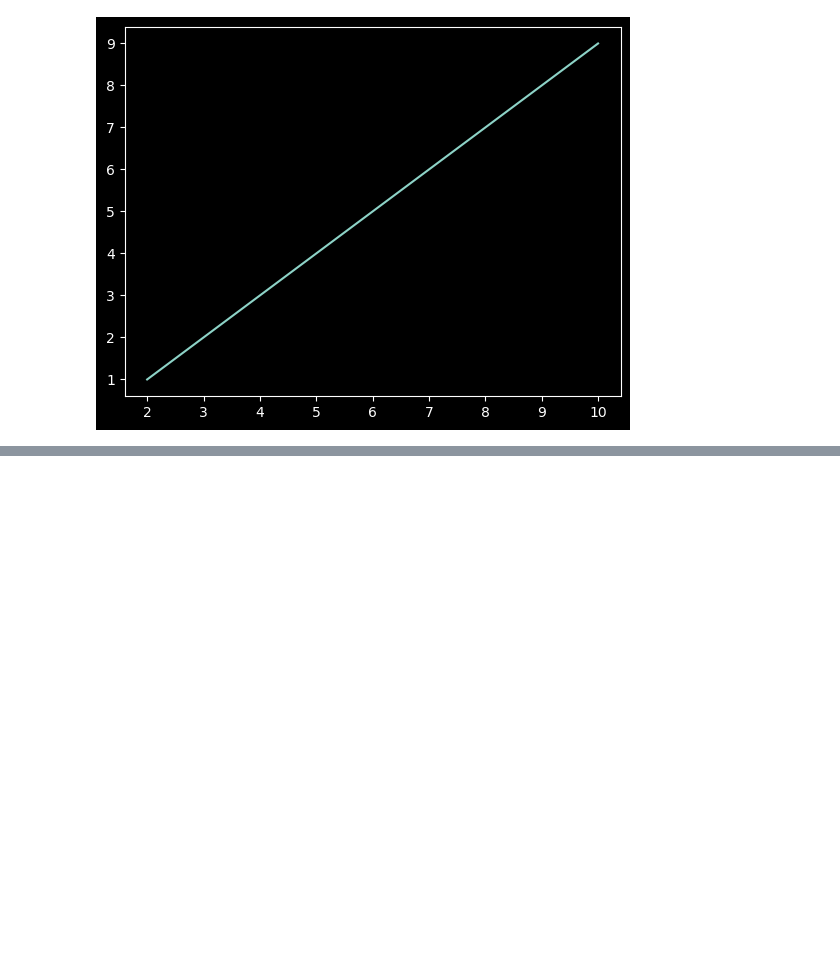
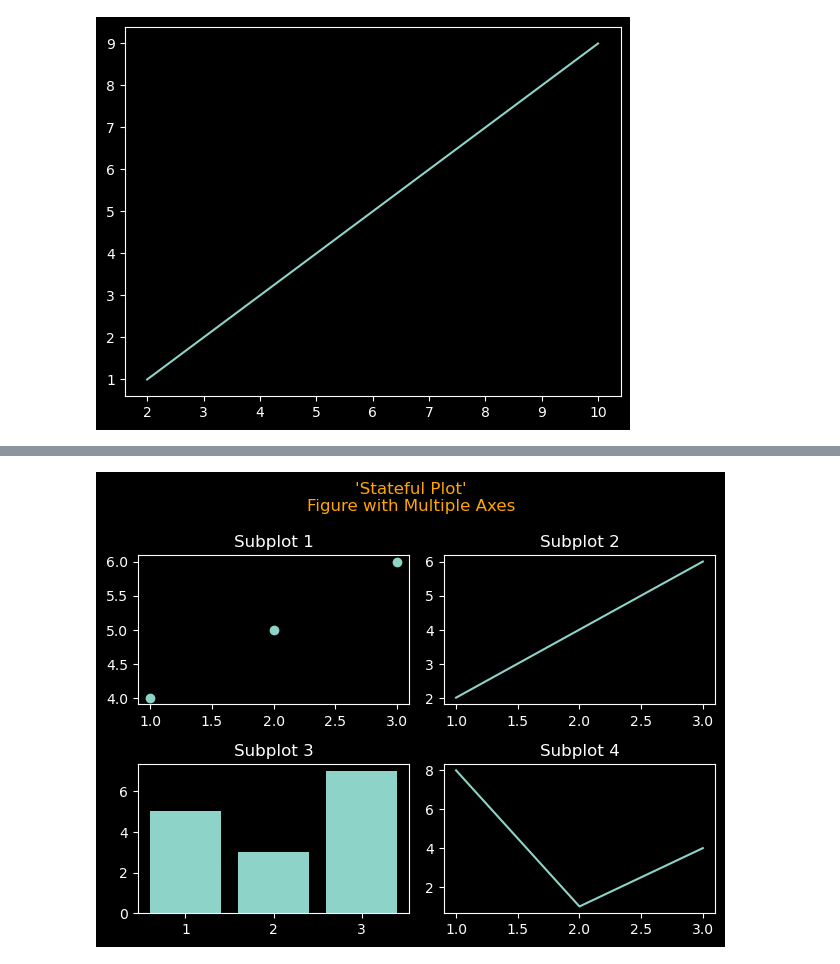
Before and after one commit to DarkDk123/ZTM-ML-Data-Science, a Jupyter notebook: 6. Matplotlib : Visualizing Data/Matplotlib_Intro.ipynb, the cells around one changed output, grey strips where cells are left out. Cells and saved outputs as stored; diff of their text form; code cells hidden in the pictures; blank space fills up the shorter version.

```diff
--- a/6. Matplotlib : Visualizing Data/Matplotlib_Intro.ipynb
+++ b/6. Matplotlib : Visualizing Data/Matplotlib_Intro.ipynb
@@ -71,0 +85,34 @@ plt.show()
+# %%
+# (It's Complex) I have worked with it so let's do!!
+
+# Stateful approach | Single Figure with Multiple Axes.
+# Create the first subplot
+plt.subplot(2, 2, 1)
+plt.scatter([1, 2, 3], [4, 5, 6])
+plt.title("Subplot 1")
+
+# Create the second subplot
+plt.subplot(2, 2, 2)
+plt.plot([1, 2, 3], [2, 4, 6])
+plt.title("Subplot 2")
+
+# Create the third subplot
+plt.subplot(2, 2, 3)
+plt.bar([1, 2, 3], [5, 3, 7])
+plt.title("Subplot 3")
+
+# Create the fourth subplot
+plt.subplot(2, 2, 4)
+plt.plot([1, 2, 3], [8, 1, 4])
+plt.title("Subplot 4")
+
+# Title to Figure
+plt.suptitle("'Stateful Plot'\nFigure with Multiple Axes", fontdict={"size":15, "weight":"bold", "color": "Orange"})
+
+# Adjust spacing between subplots
+plt.tight_layout()
+
+# Show the figure
+plt.show()
+# %% [output]
+[figure, added]
```
Also changed, not shown: parts of 3 cells of this notebook.
